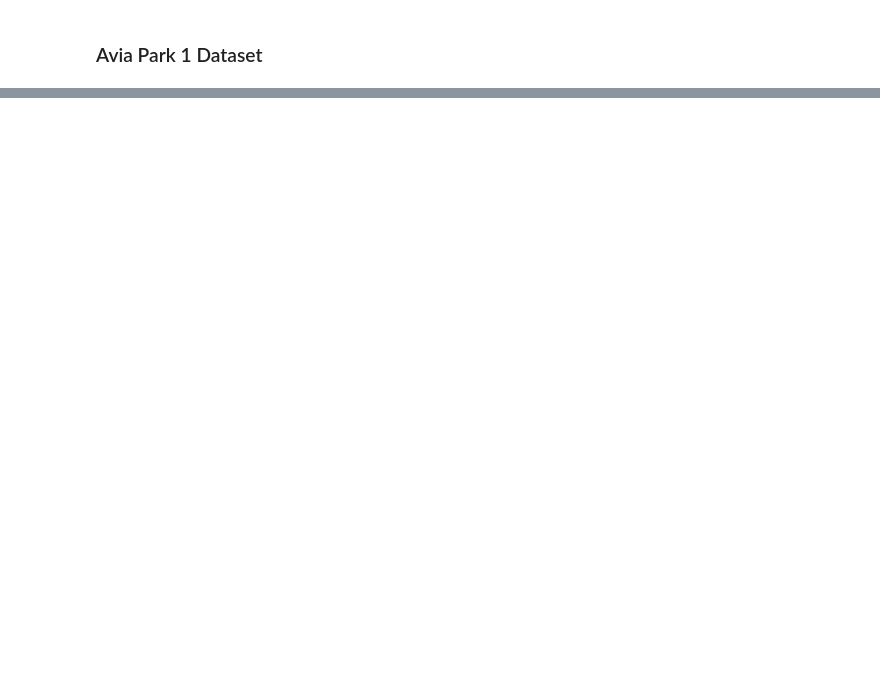
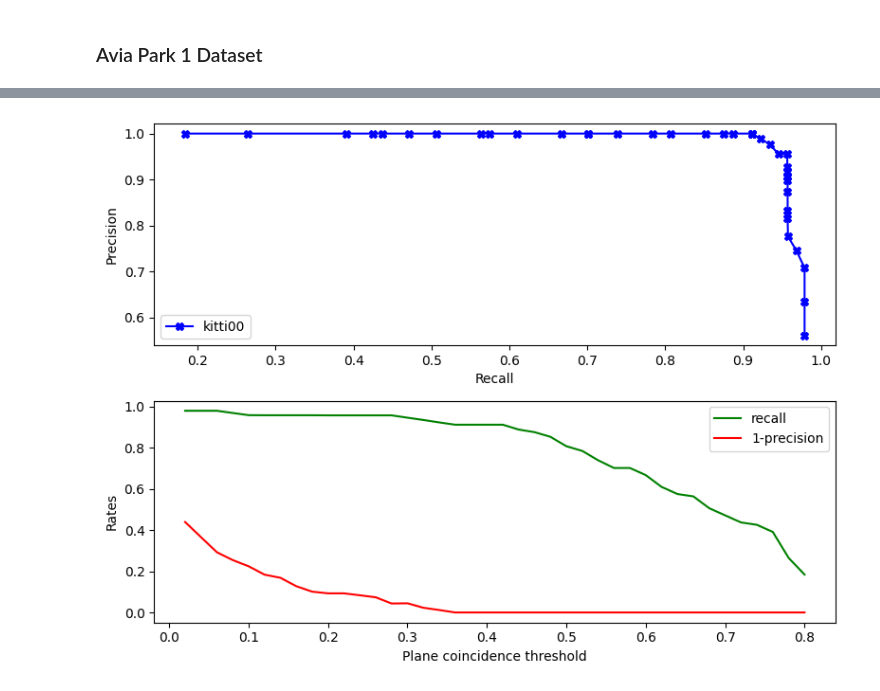
Before and after one commit to ChanWoo25/cw-eval-tools, a Jupyter notebook: eval_std/eval.ipynb, the cells around one changed output, grey strips where cells are left out. Saved outputs shown, nothing was run; the diff lists cells and outputs as text; code cells hidden in the pictures; blank space fills up the shorter version.

Commit message:
[Add] Evaluate Kitti00

```diff
--- a/eval_std/eval.ipynb
+++ b/eval_std/eval.ipynb
@@ -93,0 +284,52 @@ Fail to detect loop, Score(0.0188 vs Min(0.0662)
+# %%
+seq = "kitti00"
+loop_fn = f"results_kitti/{seq}_std_loop.csv"
+time_fn = f"results_kitti/{seq}_std_time.csv"
+part_fn = f"results_kitti/{seq}_part.csv"
+loop_data = np.genfromtxt(loop_fn, delimiter=',')
+time_data = np.genfromtxt(time_fn, delimiter=',')
+part_data = np.genfromtxt(part_fn, delimiter=',')
+
+thres_arr = np.linspace(0.02, 0.8, 40).tolist()
+
+xs = []
+precisions = []
+recalls = []
+
+for i in range(len(thres_arr)):
+    precision, recall, etc = compute_precision_recall_etc(loop_data, part_data, thres_arr[i])
+    xs.append(thres_arr[i])
+    precisions.append(precision)
+    recalls.append(recall)
+
+
+xs = np.array(xs, dtype=float)
+precisions = np.array(precisions, dtype=float)
+recalls = np.array(recalls, dtype=float)
+
+import matplotlib.pyplot as plt
+
+fig, axes = plt.subplots(2, 1, figsize=(8, 6))
+
+# Plot data on the first subplot (top)
+axes[0].plot(recalls, precisions, label=seq, color='b', marker='X')
+# axes[0].set_title('Line Graph 1')
+axes[0].set_xlabel('Recall')
+axes[0].set_ylabel('Precision')
+axes[0].legend()
+
+# Plot data on the second subplot (bottom)
+axes[1].plot(xs, recalls,      label='recall', color='g')
+axes[1].plot(xs, 1-precisions, label='1-precision', color='r')
+# axes[1].set_title('Line Graph 2')
+axes[1].set_xlabel('Plane coincidence threshold')
+axes[1].set_ylabel('Rates')
+axes[1].legend()
+
+# Adjust the spacing between subplots
+plt.tight_layout()
+
+# Show the plot
+plt.show()
+# %% [output]
+[figure, added]
```
Also changed, not shown: parts of 8 cells of this notebook, 3 other files.
